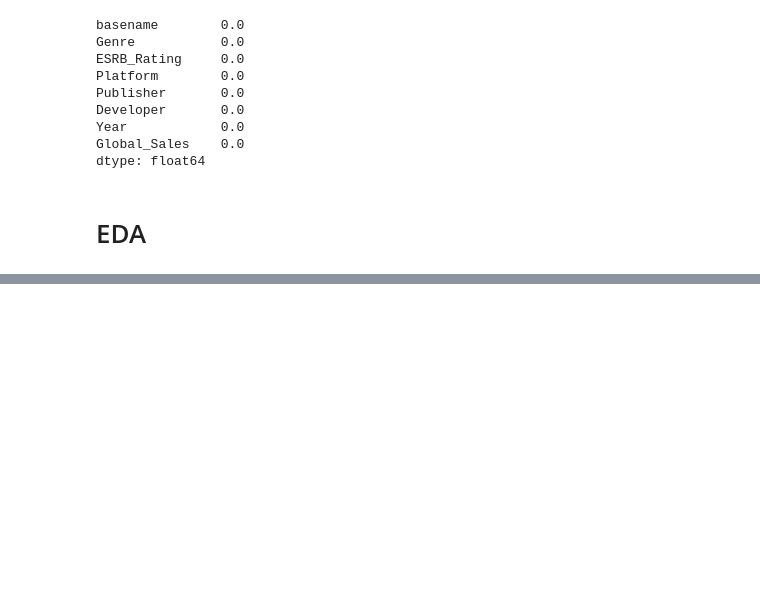
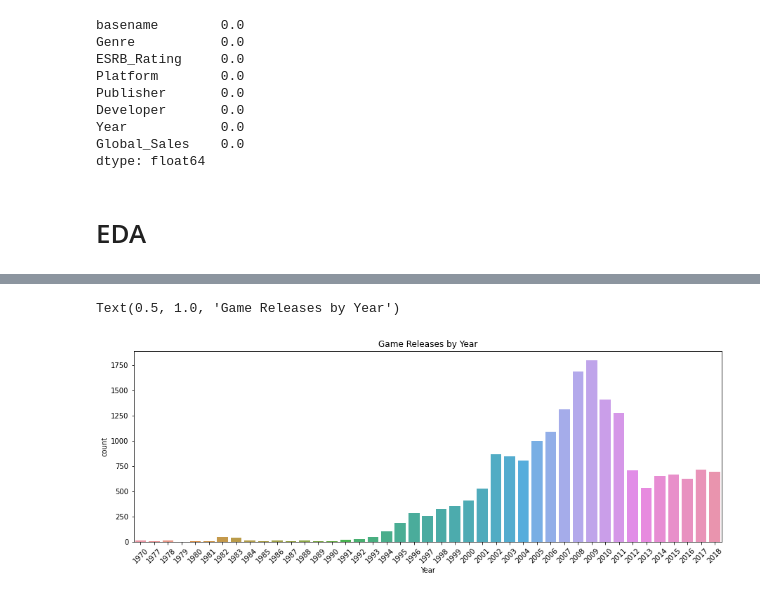
Before and after one commit to cepan/videogame_sales_prediction, a Jupyter notebook: project.ipynb, the cells around one changed output, grey strips where cells are left out. Drawn from its saved outputs; the diff is of its cells as text; code cells hidden in the pictures; blank space fills up the shorter version.

Commit message:
more EDA, changed data to make tbl, limit the observation upto 2018.

```diff
--- a/project.ipynb
+++ b/project.ipynb
@@ -360,0 +337,8 @@ games
+# %%
+fig, axes = plt.subplots(1, 1, figsize=(15,5))
+sns.countplot(x= 'Year', data= games)
+plt.xticks(rotation = 45)
+plt.title('Game Releases by Year')
+# %% [output]
+Text(0.5, 1.0, 'Game Releases by Year')
+[figure, added]
```
Also changed, not shown: parts of 14 cells of this notebook.
